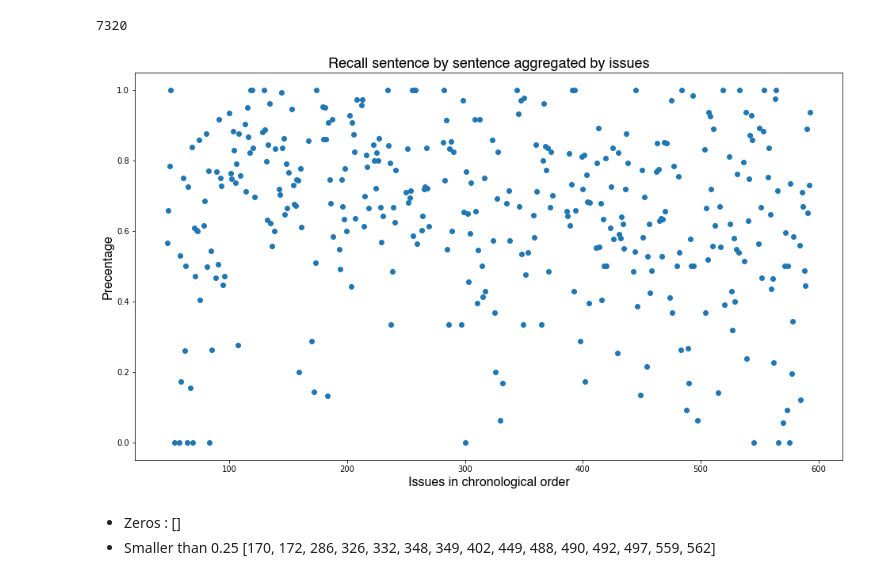
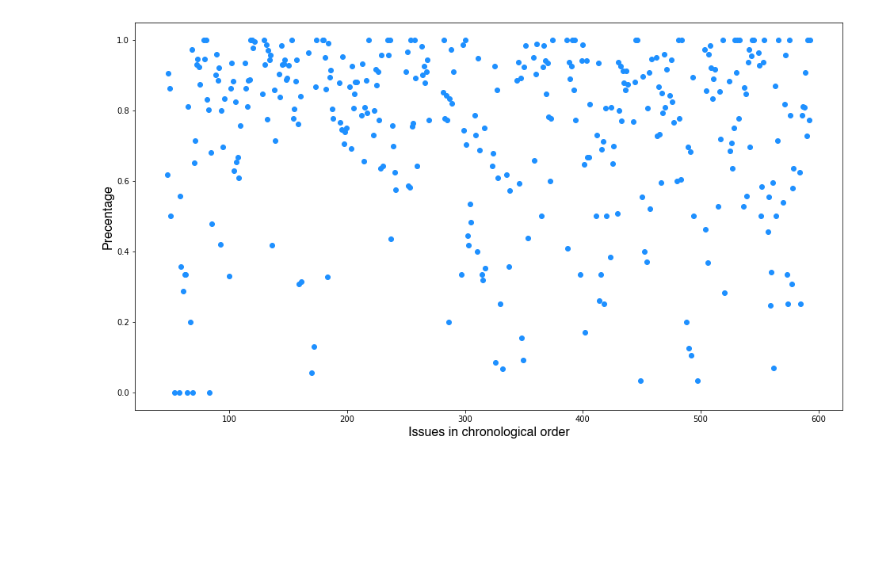
Before and after one commit to victorkristof/cop-mining-interactions, a Jupyter notebook: Code/h3_ENB_combine.ipynb, the cells around one changed output. Saved outputs shown, nothing was run; the diff lists cells and outputs as text; code cells hidden in the pictures; blank space fills up the shorter version.

Commit message:
Create of the script for Pauala and Marne and update of all files related to interactions.

```diff
--- a/Code/h3_ENB_combine.ipynb
+++ b/Code/h3_ENB_combine.ipynb
@@ -305,8 +264,8 @@ def find_summary():
     return num, meetings
 # %%
 def extract_list_issue():
+    """Find all issue in the original dataset and also the one that our program is able analyze. """
     summaries, list_generated = find_summary()
-
     with open("Text/ENB_relationships.txt") as infile:
         k=0
         num = []
@@ -435,4 +333,0 @@ def num_interaction():
-# %%
-%%time
-precision, recall, num_gen_had,num_o_had, diff_sent_o = precision_dataset()
-#num = num_interaction()
@@ -457,26 +334,18 @@ Wall time: 10min 42s
-# %%
-#G.out_degree([])
-np.sum([x[1] for x in num_gen_had])
-# %% [output]
-7320
 # %%
-def plot_corr_coeff(x,y):
+def plot_acc(x,y):
     """Plot precision or recall between two datasets"""
     figsize = (16,9)
     fig, ax = plt.subplots(1, 1, figsize=figsize)
     csfont = {'fontname':'Helvetica','fontsize':'18' }
     hfont = {'fontname':'Helvetica','fontsize':'16'}
-    plt.title('Recall sentence by sentence aggregated by issues',**csfont)
+    #plt.title('Recall sentence by sentence aggregated by issues',**csfont)
     plt.xlabel('Issues in chronological order', **hfont)
     plt.ylabel('Precentage', **hfont)
-    plt.scatter(x,y)
+    plt.scatter(x,y, color ='dodgerblue')
     plt.show()
 # %%
 import matplotlib.pyplot as plt
 list_issue_num = extract_list_issue()
-plot_corr_coeff(sorted(list_issue_num), recall)
+plot_acc(sorted(list_issue_num),precision)
 # %% [output]
-[figure, old version]
+[figure, new version]
-# %% [markdown]
-- Zeros :  []
-- Smaller than 0.25 [170, 172, 286, 326, 332, 348, 349, 402, 449, 488, 490, 492, 497, 559, 562]
```
Also changed, not shown: parts of 13 cells of this notebook, 28 other files.
